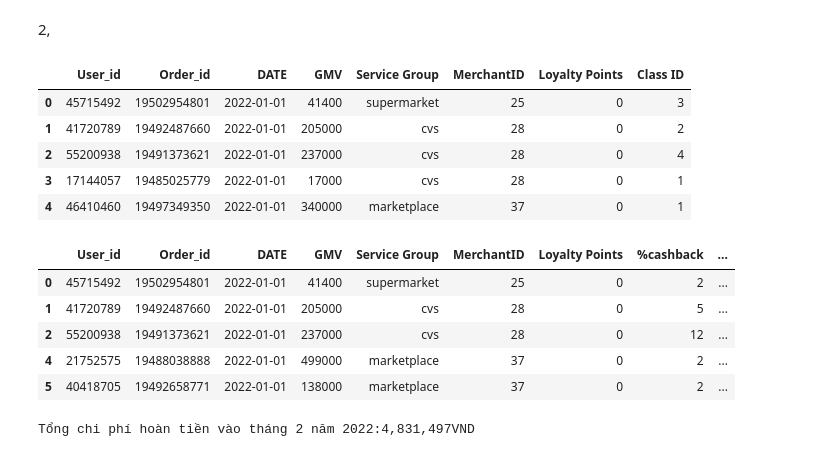
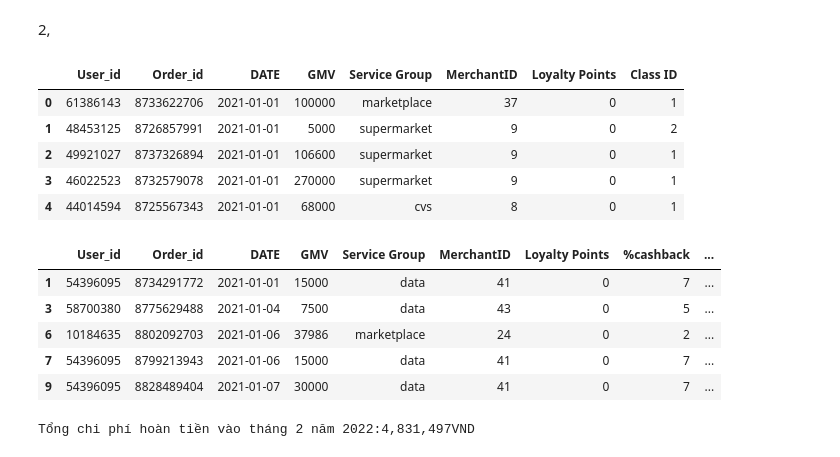
Before and after one commit to DONG2209/Shoppe_sale, a Jupyter notebook: momo.ipynb, the cells around one changed output. Saved outputs shown, nothing was run; the diff lists cells and outputs as text; code cells hidden in the pictures.

```diff
--- a/momo.ipynb
+++ b/momo.ipynb
@@ -174,12 +184,12 @@ Transactions['Class ID'] = Transactions['Class ID'].fillna('1')
 # %%
-Transactions.head()
+Transactions_p2.head()
 # %% [output]
 |  | User_id | Order_id | DATE | GMV | Service Group | MerchantID | Loyalty Points | Class ID |
-| 0 | 45715492 | 19502954801 | 2022-01-01 | 41400 | supermarket | 25 | 0 | 3 |
-| 1 | 41720789 | 19492487660 | 2022-01-01 | 205000 | cvs | 28 | 0 | 2 |
-| 2 | 55200938 | 19491373621 | 2022-01-01 | 237000 | cvs | 28 | 0 | 4 |
-| 3 | 17144057 | 19485025779 | 2022-01-01 | 17000 | cvs | 28 | 0 | 1 |
-| 4 | 46410460 | 19497349350 | 2022-01-01 | 340000 | marketplace | 37 | 0 | 1 |
+| 0 | 61386143 | 8733622706 | 2021-01-01 | 100000 | marketplace | 37 | 0 | 1 |
+| 1 | 48453125 | 8726857991 | 2021-01-01 | 5000 | supermarket | 9 | 0 | 2 |
+| 2 | 49921027 | 8737326894 | 2021-01-01 | 106600 | supermarket | 9 | 0 | 1 |
+| 3 | 46022523 | 8732579078 | 2021-01-01 | 270000 | supermarket | 9 | 0 | 1 |
+| 4 | 44014594 | 8725567343 | 2021-01-01 | 68000 | cvs | 8 | 0 | 1 |
 # %%
 # Transactions.dtypes
 # %%
@@ -191,19 +201,19 @@ Transactions.drop(Transactions[Transactions['Group'].isnull()].index,inplace=Tru
 # %%
-Transactions['%cashback']=Transactions['%cashback'].astype(int)
+Transactions_p2['%cashback']=Transactions_p2['%cashback'].astype(int)
 # %%
-Transactions['total_cash_back']=(Transactions['GMV']*Transactions['%cashback'])/100
+Transactions_p2['total_cash_back']=(Transactions_p2['GMV']*Transactions_p2['%cashback'])/100
 # %%
-Transactions['total_cash_back']=Transactions['total_cash_back'].astype(int)
-Transactions.drop(['Class ID','Group'],axis=1,inplace=True)
+Transactions_p2['total_cash_back']=Transactions_p2['total_cash_back'].astype(int)
+Transactions_p2.drop(['Class ID','Group'],axis=1,inplace=True)
 # %%
-Transactions['total_cash_back']=Transactions['total_cash_back'].apply(lambda x : 10000 if x >10000 else x)
+Transactions_p2['total_cash_back']=Transactions_p2['total_cash_back'].apply(lambda x : 10000 if x >10000 else x)
 # %%
-Transactions.head()
+Transactions_p2.head()
 # %% [output]
 |  | User_id | Order_id | DATE | GMV | Service Group | MerchantID | Loyalty Points | %cashback | ... |
-| 0 | 45715492 | 19502954801 | 2022-01-01 | 41400 | supermarket | 25 | 0 | 2 | ... |
-| 1 | 41720789 | 19492487660 | 2022-01-01 | 205000 | cvs | 28 | 0 | 5 | ... |
-| 2 | 55200938 | 19491373621 | 2022-01-01 | 237000 | cvs | 28 | 0 | 12 | ... |
-| 4 | 21752575 | 19488038888 | 2022-01-01 | 499000 | marketplace | 37 | 0 | 2 | ... |
-| 5 | 40418705 | 19492658771 | 2022-01-01 | 138000 | marketplace | 37 | 0 | 2 | ... |
+| 1 | 54396095 | 8734291772 | 2021-01-01 | 15000 | data | 41 | 0 | 7 | ... |
+| 3 | 58700380 | 8775629488 | 2021-01-04 | 7500 | data | 43 | 0 | 5 | ... |
+| 6 | 10184635 | 8802092703 | 2021-01-06 | 37986 | marketplace | 24 | 0 | 2 | ... |
+| 7 | 54396095 | 8799213943 | 2021-01-06 | 15000 | data | 41 | 0 | 7 | ... |
+| 9 | 54396095 | 8828489404 | 2021-01-07 | 30000 | data | 41 | 0 | 7 | ... |
 # %%
```
Also changed, not shown: parts of 36 cells of this notebook.
